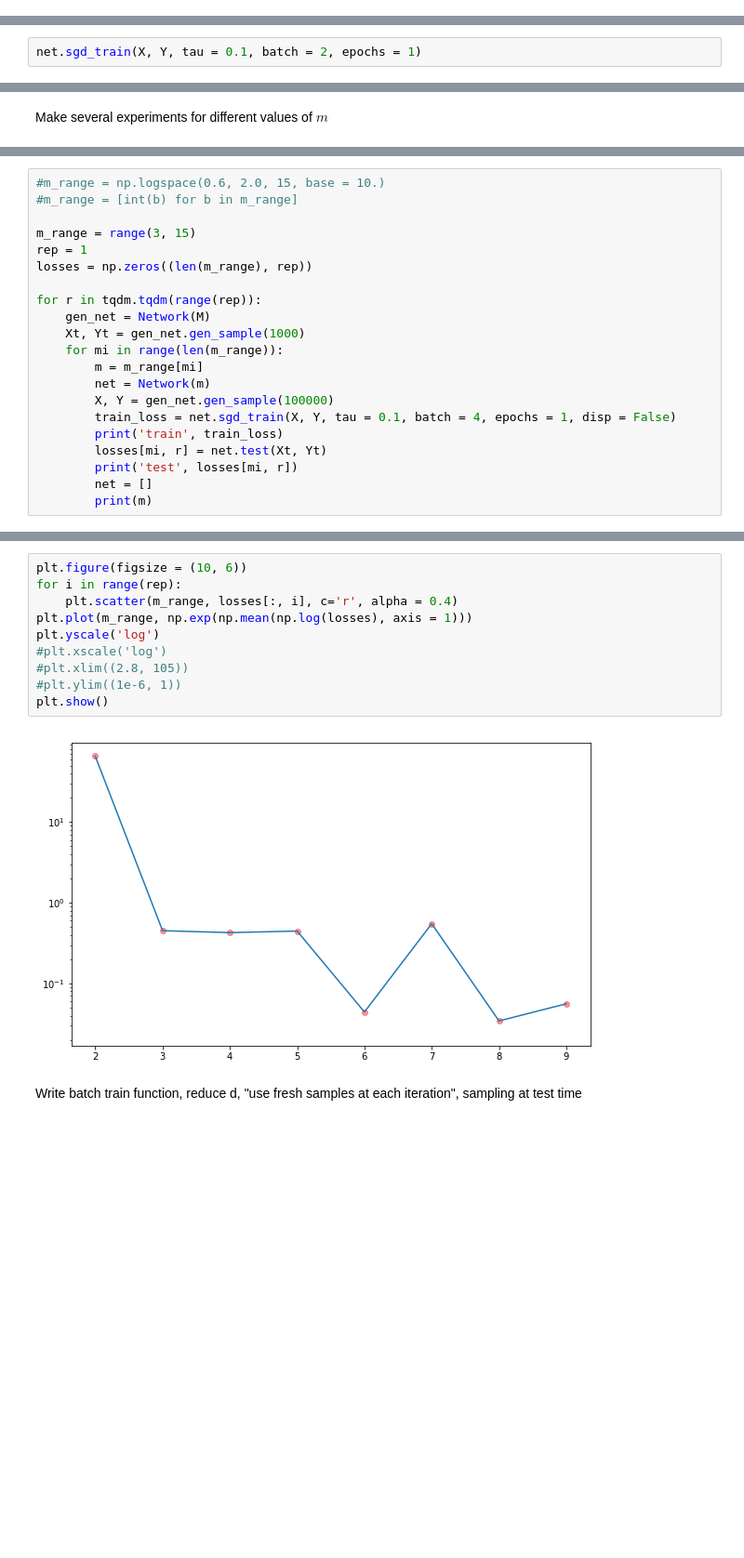
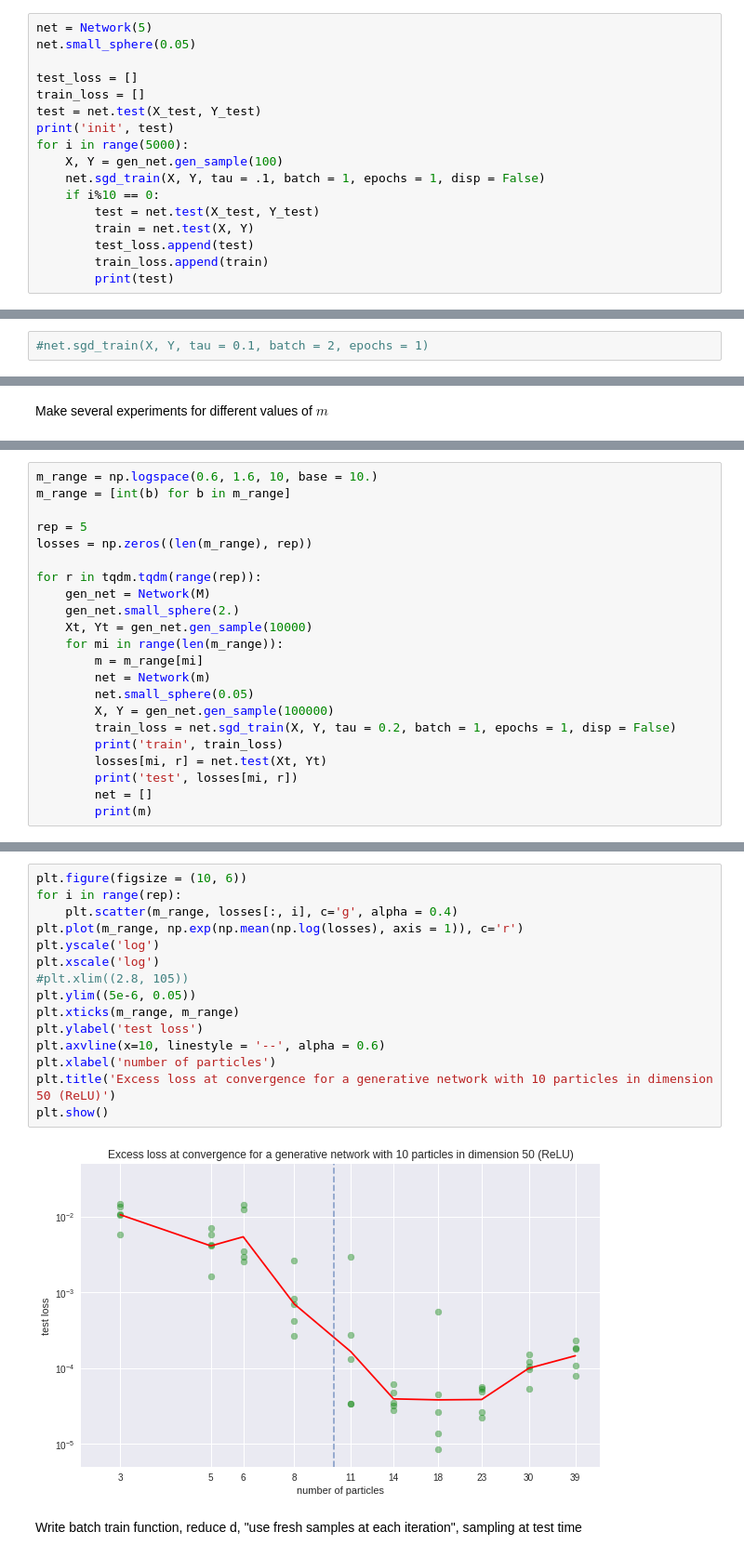
Before and after one commit to eloiseberthier/Convex_neural_nets, a Jupyter notebook: Relu convergence rate.ipynb, the cells around one changed output, grey strips where cells are left out. Shown: that part at 93% size. Saved outputs shown, nothing was run; the diff lists cells and outputs as text; blank space fills up the shorter version.

```diff
--- a/Relu convergence rate.ipynb
+++ b/Relu convergence rate.ipynb
@@ -112,0 +205,17 @@ X, Y = gen_net.gen_sample(5000)
+# %%
+net = Network(5)
+net.small_sphere(0.05)
+
+test_loss = []
+train_loss = []
+test = net.test(X_test, Y_test)
+print('init', test)
+for i in range(5000):
+    X, Y = gen_net.gen_sample(100)
+    net.sgd_train(X, Y, tau = .1, batch = 1, epochs = 1, disp = False)
+    if i%10 == 0:
+        test = net.test(X_test, Y_test)
+        train = net.test(X, Y)
+        test_loss.append(test)
+        train_loss.append(train)
+        print(test)
@@ -113,7 +253,7 @@ X, Y = gen_net.gen_sample(5000)
 # %% [markdown]
 Train it using SGD
 # %%
-net.sgd_train(X, Y, tau = 0.1, batch = 2, epochs = 1)
+#net.sgd_train(X, Y, tau = 0.1, batch = 2, epochs = 1)
 # %% [output]
 epoch 0 : 0.149020305273103
 0.149020305273103
@@ -129,19 +267,20 @@ array([  3.98107171,   5.01187234,   6.30957344,   7.94328235,
 # %%
-#m_range = np.logspace(0.6, 2.0, 15, base = 10.)
-#m_range = [int(b) for b in m_range]
+m_range = np.logspace(0.6, 1.6, 10, base = 10.)
+m_range = [int(b) for b in m_range]
 
-m_range = range(3, 15)
-rep = 1
+rep = 5
 losses = np.zeros((len(m_range), rep))
 
 for r in tqdm.tqdm(range(rep)):
     gen_net = Network(M)
-    Xt, Yt = gen_net.gen_sample(1000)
+    gen_net.small_sphere(2.)
+    Xt, Yt = gen_net.gen_sample(10000)
     for mi in range(len(m_range)):
         m = m_range[mi]
         net = Network(m)
+        net.small_sphere(0.05)
         X, Y = gen_net.gen_sample(100000)
-        train_loss = net.sgd_train(X, Y, tau = 0.1, batch = 4, epochs = 1, disp = False)
+        train_loss = net.sgd_train(X, Y, tau = 0.2, batch = 1, epochs = 1, disp = False)
         print('train', train_loss)
         losses[mi, r] = net.test(Xt, Yt)
         print('test', losses[mi, r])
@@ -171,14 +377,19 @@ test 0.005294374616414663
 # %%
 plt.figure(figsize = (10, 6))
 for i in range(rep):
-    plt.scatter(m_range, losses[:, i], c='r', alpha = 0.4)
-plt.plot(m_range, np.exp(np.mean(np.log(losses), axis = 1)))
+    plt.scatter(m_range, losses[:, i], c='g', alpha = 0.4)
+plt.plot(m_range, np.exp(np.mean(np.log(losses), axis = 1)), c='r')
 plt.yscale('log')
-#plt.xscale('log')
+plt.xscale('log')
 #plt.xlim((2.8, 105))
-#plt.ylim((1e-6, 1))
+plt.ylim((5e-6, 0.05))
+plt.xticks(m_range, m_range)
+plt.ylabel('test loss')
+plt.axvline(x=10, linestyle = '--', alpha = 0.6)
+plt.xlabel('number of particles')
+plt.title('Excess loss at convergence for a generative network with 10 particles in dimension 50 (ReLU)')
 plt.show()
 # %% [output]
-[figure, old version]
+[figure, new version]
 # %% [markdown]
 Write batch train function, reduce d, "use fresh samples at each iteration", sampling at test time
```
Also changed, not shown: parts of 12 cells of this notebook, 5 other files.
